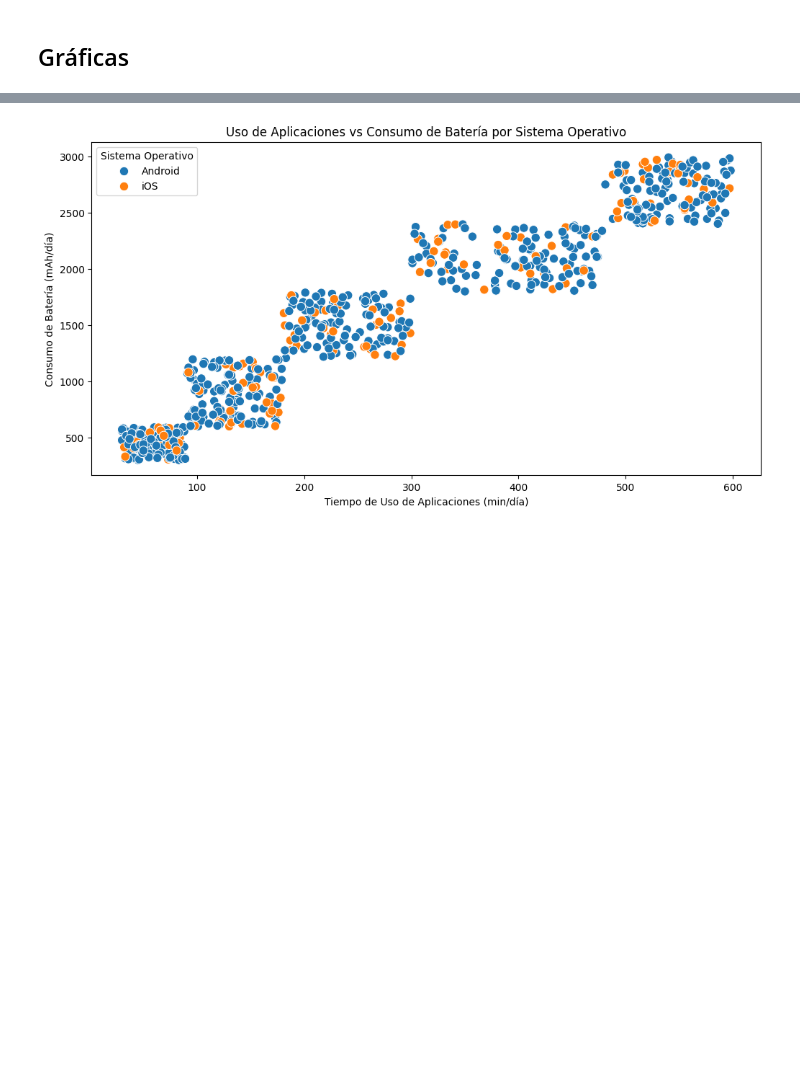
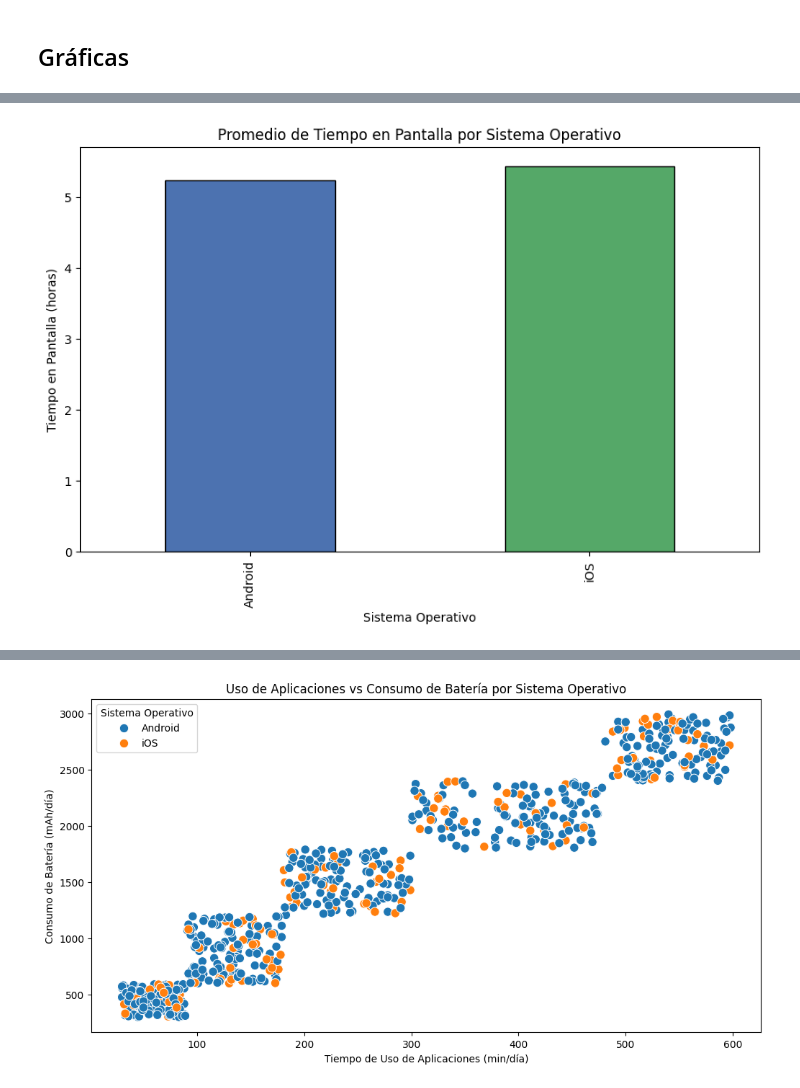
Before and after one commit to A01749694/AnalisisDatos, a Jupyter notebook: analisisDatos.ipynb, the cells around one changed output, grey strips where cells are left out. Drawn from its saved outputs; the diff is of its cells as text; code cells hidden in the pictures; blank space fills up the shorter version.

```diff
--- a/analisisDatos.ipynb
+++ b/analisisDatos.ipynb
@@ -100,0 +95,10 @@ Index(['User ID', 'Device Model', 'OS', 'AppUsageTime', 'ScreenOnTime',
+# %%
+plt.figure(figsize=(10, 6))
+avg_screen_time = df.groupby("OS")["ScreenOnTime"].mean()
+avg_screen_time.plot(kind="bar", color=["#4c72b0", "#55a868"], edgecolor="black")
+plt.title("Promedio de Tiempo en Pantalla por Sistema Operativo")
+plt.xlabel("Sistema Operativo")
+plt.ylabel("Tiempo en Pantalla (horas)")
+plt.show()
+# %% [output]
+[figure, added]
```
Also changed, not shown: parts of 8 cells of this notebook, 1 other file.
